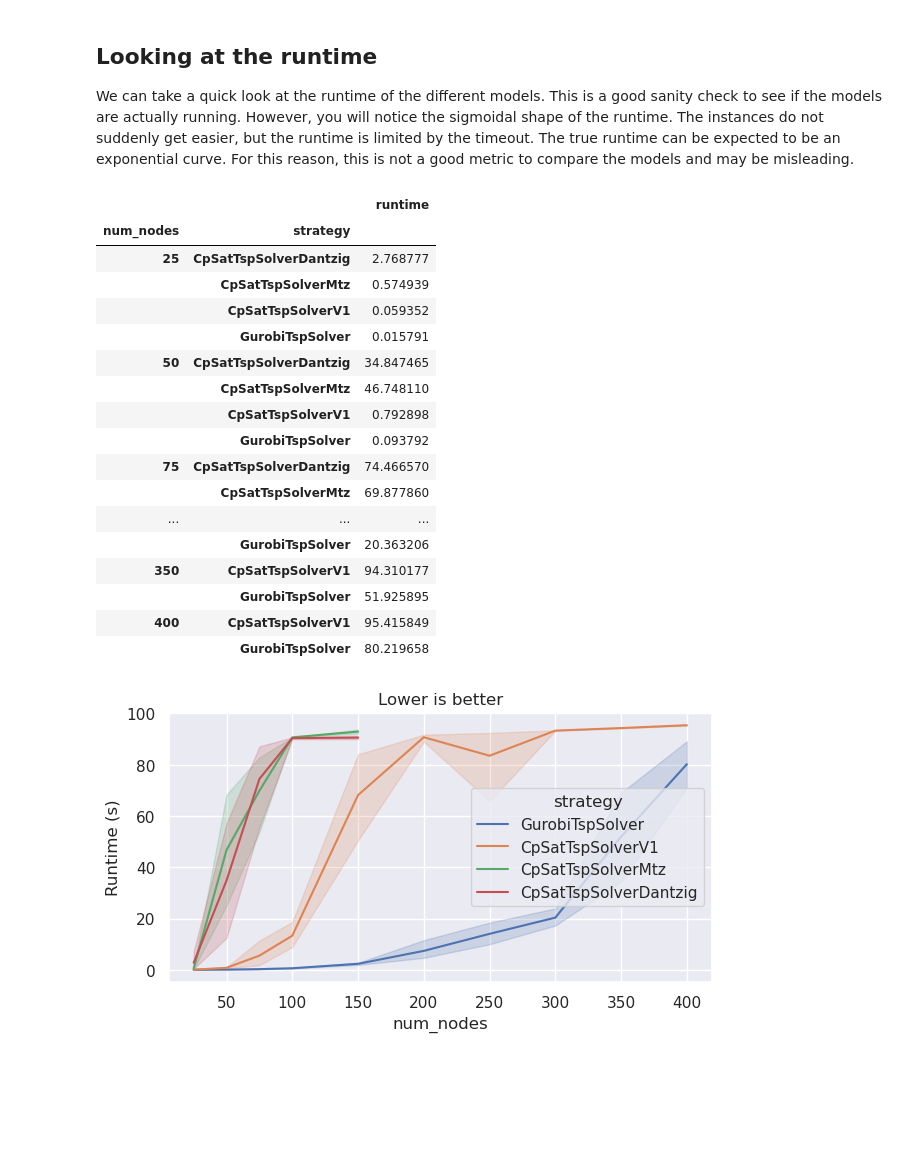
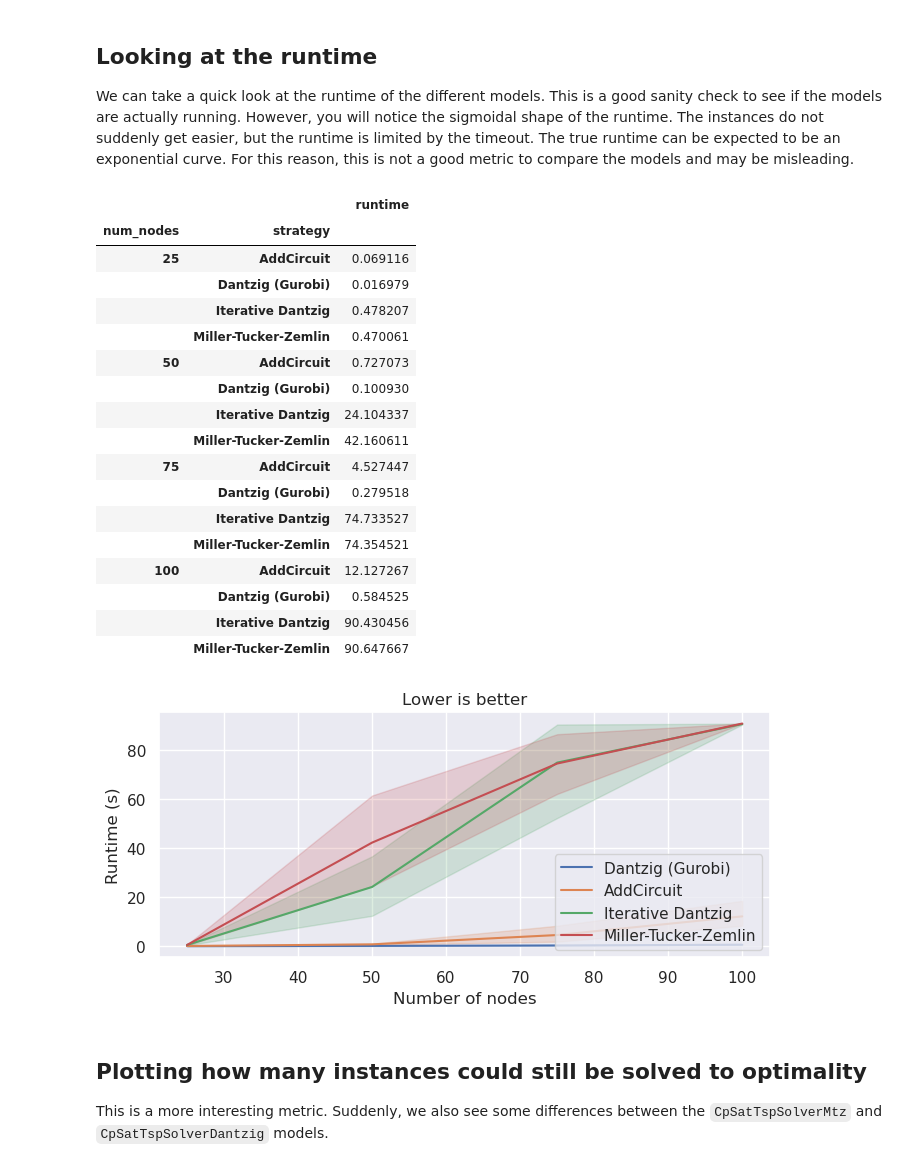
Before and after one commit to d-krupke/cpsat-primer, a Jupyter notebook: examples/tsp_evaluation/04_analyze.ipynb, the cells around one changed output. Drawn from its saved outputs; the diff is of its cells as text; code cells hidden in the pictures; blank space fills up the shorter version.

```diff
--- a/examples/tsp_evaluation/04_analyze.ipynb
+++ b/examples/tsp_evaluation/04_analyze.ipynb
@@ -7,10 +7,11 @@ Just as a quick reference to remember which columns are available.
 Double check for stupid mistakes.
 # %%
 import pandas as pd
-from _conf import SIMPLIFIED_RESULTS
+from _conf import SIMPLIFIED_RESULTS, PUBLIC_DATA
 
 results = pd.read_json(SIMPLIFIED_RESULTS)
-results["opt_gap"] = (results["objective"] - results["lower_bound"]) / results["lower_bound"]
-results["opt"] = results["opt_gap"] < 0.001
-results
+results["opt_gap"] = (results["objective"] - results["lower_bound"]) / results["objective"]
+results["strategy"].replace({"GurobiTspSolver": "Dantzig (Gurobi)", "CpSatTspSolverV1": "AddCircuit","CpSatTspSolverDantzig": "Iterative Dantzig", "CpSatTspSolverMtz": "Miller-Tucker-Zemlin"}, inplace=True)
+results["opt"] = results["opt_gap"] <= 0.001
+results.sort_values(["num_nodes", "instance_name"])
 # %% [output]
@@ -43,30 +61,41 @@ The true runtime can be expected to be an exponential curve.
 For this reason, this is not a good metric to compare the models and may be misleading.
 # %%
 from IPython.display import display
-display(results.groupby(["num_nodes", "strategy"])[["runtime"]].mean())
+t = results.sort_values(["num_nodes", "instance_name"])
+t = t[t["opt_tol"] == 0.001]
+display(t.groupby(["num_nodes", "strategy"])[["runtime"]].mean())
 plt.figure(figsize=(7, 3.5))
-sns.lineplot(data=results, x="num_nodes", y="runtime", hue="strategy")
+sns.lineplot(data=t, x="num_nodes", y="runtime", hue="strategy")
 plt.ylabel("Runtime (s)")
 plt.title("Lower is better")
+plt.legend(loc="lower right")
+plt.xlabel("Number of nodes")
+plt.tight_layout()
+plt.savefig(PUBLIC_DATA/"runtime.png")
 plt.show()
 # %% [output]
 |  |  | runtime |
 | num_nodes | strategy |  |
-| 25 | CpSatTspSolverDantzig | 2.768777 |
-|  | CpSatTspSolverMtz | 0.574939 |
-|  | CpSatTspSolverV1 | 0.059352 |
-|  | GurobiTspSolver | 0.015791 |
-| 50 | CpSatTspSolverDantzig | 34.847465 |
-|  | CpSatTspSolverMtz | 46.748110 |
-|  | CpSatTspSolverV1 | 0.792898 |
-|  | GurobiTspSolver | 0.093792 |
-| 75 | CpSatTspSolverDantzig | 74.466570 |
-|  | CpSatTspSolverMtz | 69.877860 |
-| ... | ... | ... |
-|  | GurobiTspSolver | 20.363206 |
-| 350 | CpSatTspSolverV1 | 94.310177 |
-|  | GurobiTspSolver | 51.925895 |
-| 400 | CpSatTspSolverV1 | 95.415849 |
-|  | GurobiTspSolver | 80.219658 |
+| 25 | AddCircuit | 0.069116 |
+|  | Dantzig (Gurobi) | 0.016979 |
+|  | Iterative Dantzig | 0.478207 |
+|  | Miller-Tucker-Zemlin | 0.470061 |
+| 50 | AddCircuit | 0.727073 |
+|  | Dantzig (Gurobi) | 0.100930 |
+|  | Iterative Dantzig | 24.104337 |
+|  | Miller-Tucker-Zemlin | 42.160611 |
+| 75 | AddCircuit | 4.527447 |
+|  | Dantzig (Gurobi) | 0.279518 |
+|  | Iterative Dantzig | 74.733527 |
+|  | Miller-Tucker-Zemlin | 74.354521 |
+| 100 | AddCircuit | 12.127267 |
+|  | Dantzig (Gurobi) | 0.584525 |
+|  | Iterative Dantzig | 90.430456 |
+|  | Miller-Tucker-Zemlin | 90.647667 |
-[figure, old version]
+[figure, new version]
+# %% [markdown]
+## Plotting how many instances could still be solved to optimality
+
+This is a more interesting metric.
+Suddenly, we also see some differences between the `CpSatTspSolverMtz` and `CpSatTspSolverDantzig` models.
 # %%
```
Also changed, not shown: parts of 18 cells of this notebook, 15 other files.
